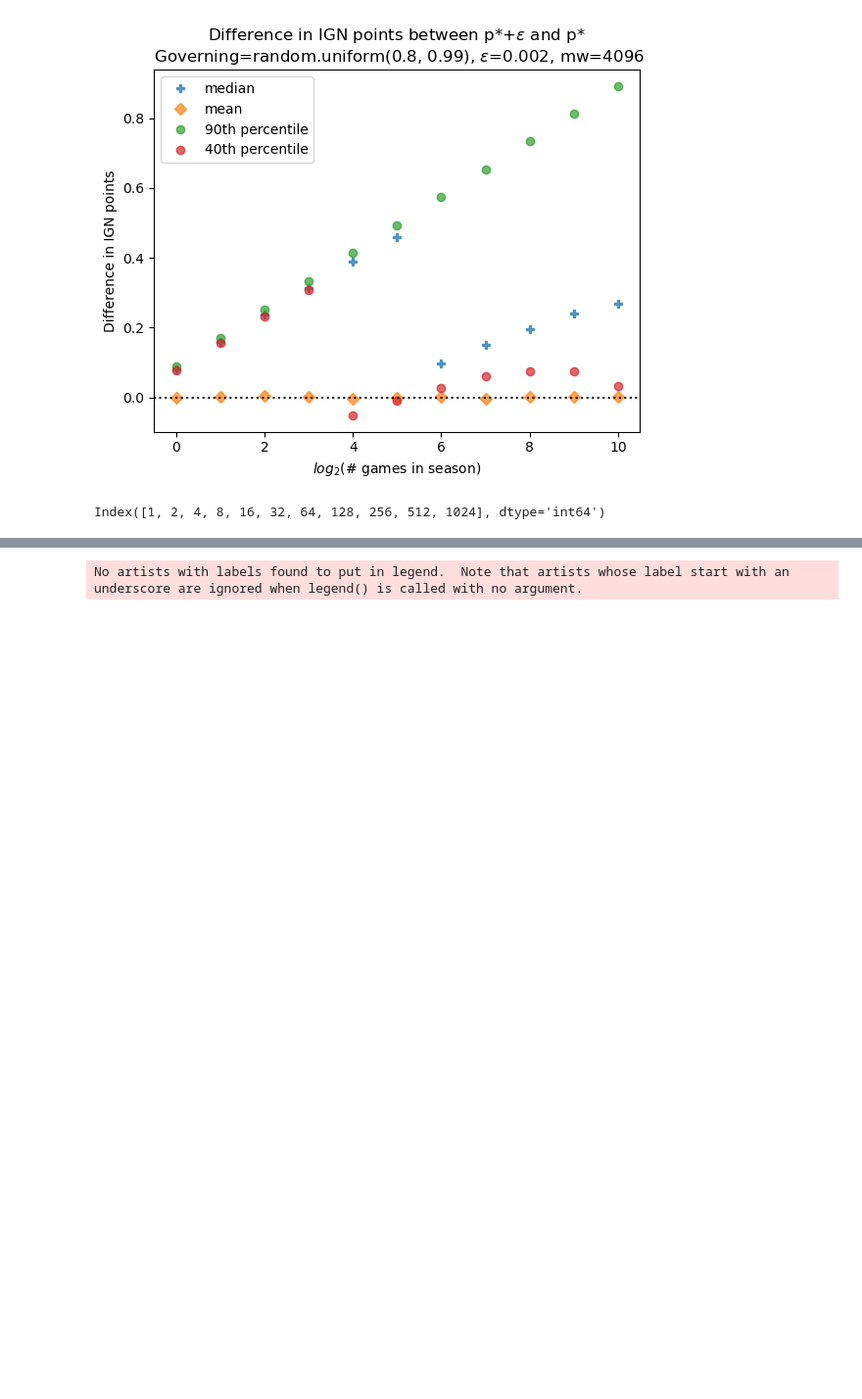
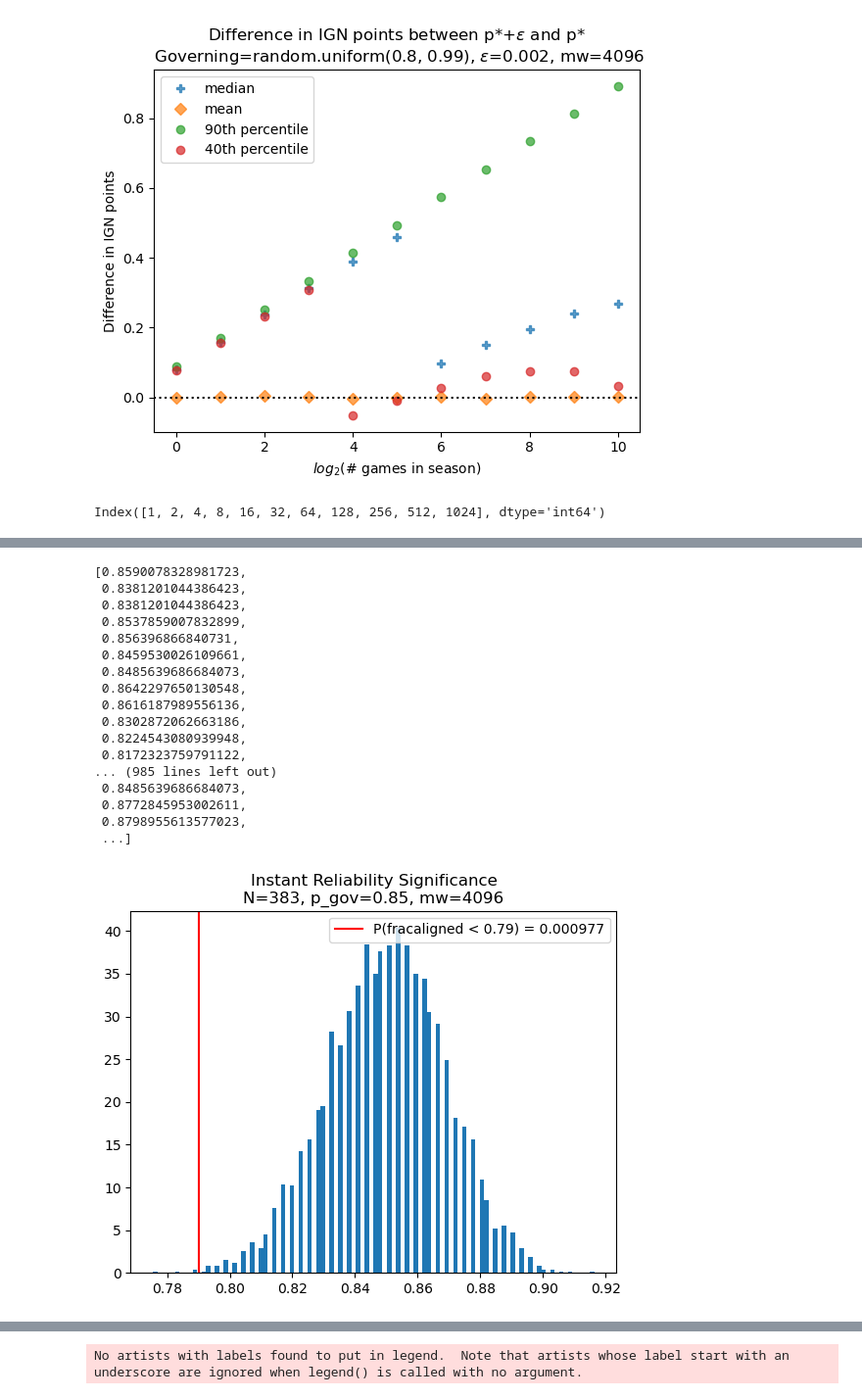
Before and after one commit to hickman-santini/local-proper, a Jupyter notebook: local_proper.ipynb, the cells around one changed output, grey strips where cells are left out. Shown at 98% size. Saved outputs shown, nothing was run; the diff lists cells and outputs as text; code cells hidden in the pictures; blank space fills up the shorter version.

Commit message:
instant reliability significance app v1

```diff
--- a/local_proper.ipynb
+++ b/local_proper.ipynb
@@ -161,0 +174,37 @@ Index([1, 2, 4, 8, 16, 32, 64, 128, 256, 512, 1024], dtype='int64')
+# %%
+def exp_frac_aligned(N=383, p_gov=.85, lessthan=.79, mw=4096):
+  fracaligned = []
+  for _ in range(mw):
+    outcomes = [random.random() < p_gov for _ in range(N)]
+    fracaligned.append(sum(outcomes) / N)
+  # count number of true in fracaligned
+  res = sum([1 for x in fracaligned if x < lessthan]) / mw
+  # Display a little cdf with a vertical line at lessthan
+  plt.hist(fracaligned, bins=100, cumulative=False, density=True)
+  plt.axvline(lessthan, color='red')
+  # Title should include res rounded to three sig figs
+  plt.title(f'Instant Reliability Significance\nN={N}, p_gov={p_gov}, mw={mw}')
+  # Make a legend box with the result
+  plt.legend([f'P(fracaligned < {lessthan}) = {res:.3g}'])
+  return fracaligned
+# %%
+exp_frac_aligned()
+# %% [output]
+[0.8590078328981723,
+ 0.8381201044386423,
+ 0.8381201044386423,
+ 0.8537859007832899,
+ 0.856396866840731,
+ 0.8459530026109661,
+ 0.8485639686684073,
+ 0.8642297650130548,
+ 0.8616187989556136,
+ 0.8302872062663186,
+ 0.8224543080939948,
+ 0.8172323759791122,
+... (985 lines left out)
+ 0.8485639686684073,
+ 0.8772845953002611,
+ 0.8798955613577023,
+ ...]
+[figure, added]
```
Also changed, not shown: parts of 3 cells of this notebook, 3 other files.
